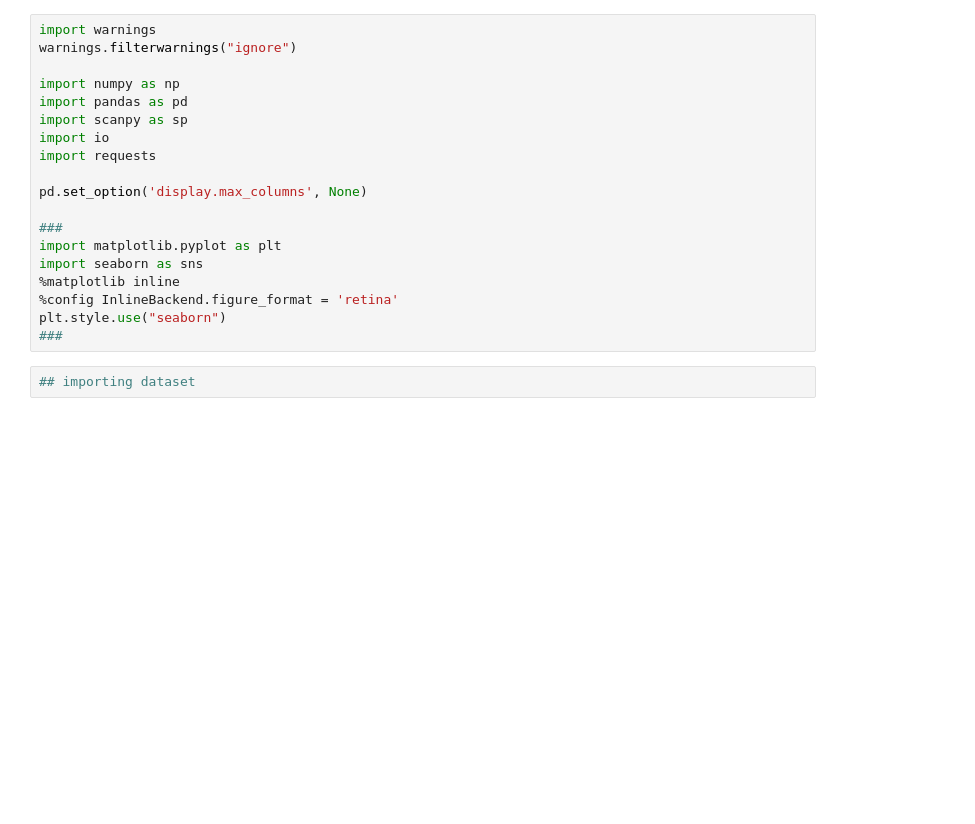
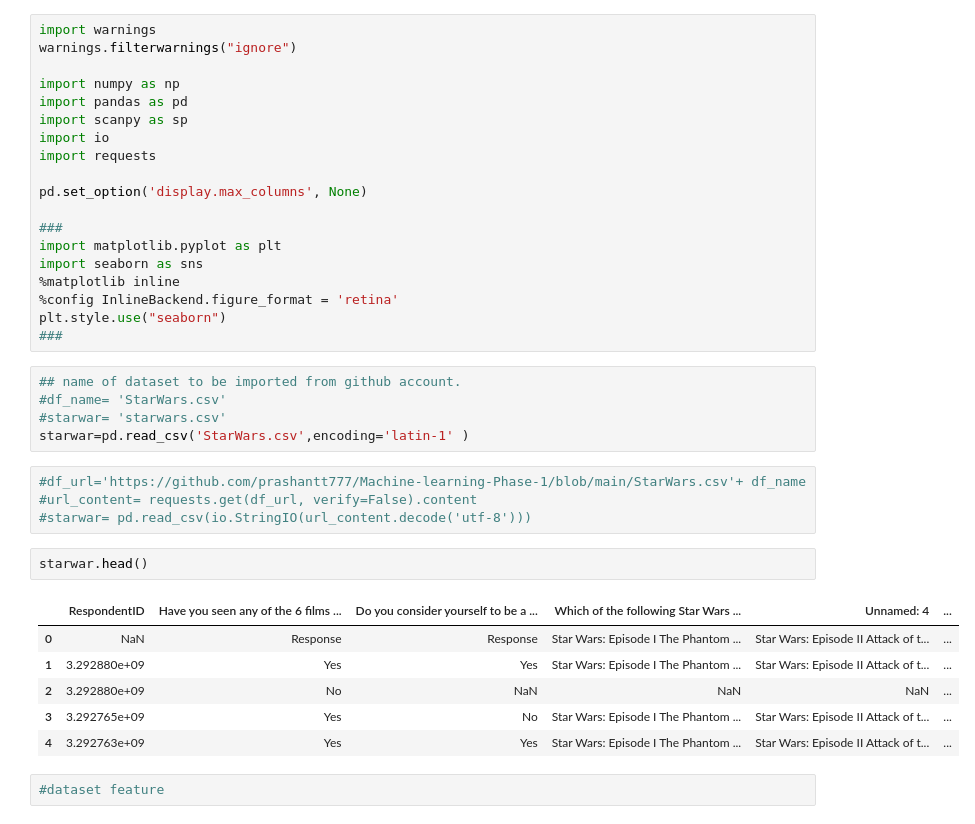
Before and after one commit to prashantt777/Machine-learning-Phase-1, a Jupyter notebook: Phase 1_prashant_S3790132.ipynb, the cells around one changed output. Saved outputs shown, nothing was run; the diff lists cells and outputs as text; blank space fills up the shorter version.

```diff
--- a/Phase 1_prashant_S3790132.ipynb
+++ b/Phase 1_prashant_S3790132.ipynb
@@ -37,5 +37,23 @@ import seaborn as sns
 %config InlineBackend.figure_format = 'retina'
 plt.style.use("seaborn")
 ###
+# %%
+## name of dataset to be imported from github account.
+#df_name= 'StarWars.csv'
+#starwar= 'starwars.csv'
+starwar=pd.read_csv('StarWars.csv',encoding='latin-1' )
+# %%
+#df_url='https://github.com/prashantt777/Machine-learning-Phase-1/blob/main/StarWars.csv'+ df_name
+#url_content= requests.get(df_url, verify=False).content
+#starwar= pd.read_csv(io.StringIO(url_content.decode('utf-8')))
+# %%
+starwar.head()
+# %% [output]
+|  | RespondentID | Have you seen any of the 6 films ... | Do you consider yourself to be a ... | Which of the following Star Wars ... | Unnamed: 4 | ... |
+| 0 | NaN | Response | Response | Star Wars: Episode I The Phantom ... | Star Wars: Episode II Attack of t... | ... |
+| 1 | 3.292880e+09 | Yes | Yes | Star Wars: Episode I The Phantom ... | Star Wars: Episode II Attack of t... | ... |
+| 2 | 3.292880e+09 | No | NaN | NaN | NaN | ... |
+| 3 | 3.292765e+09 | Yes | No | Star Wars: Episode I The Phantom ... | Star Wars: Episode II Attack of t... | ... |
+| 4 | 3.292763e+09 | Yes | Yes | Star Wars: Episode I The Phantom ... | Star Wars: Episode II Attack of t... | ... |
 # %%
-## importing dataset
+#dataset feature
```
Also changed, not shown: parts of 26 cells of this notebook.
